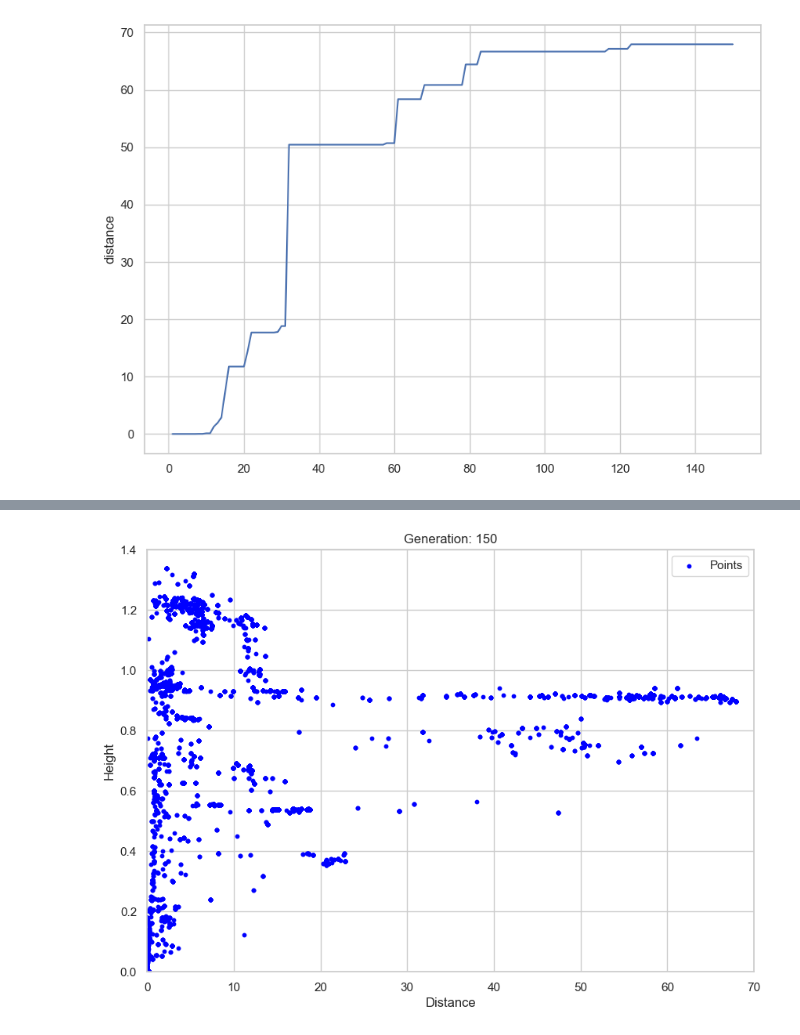
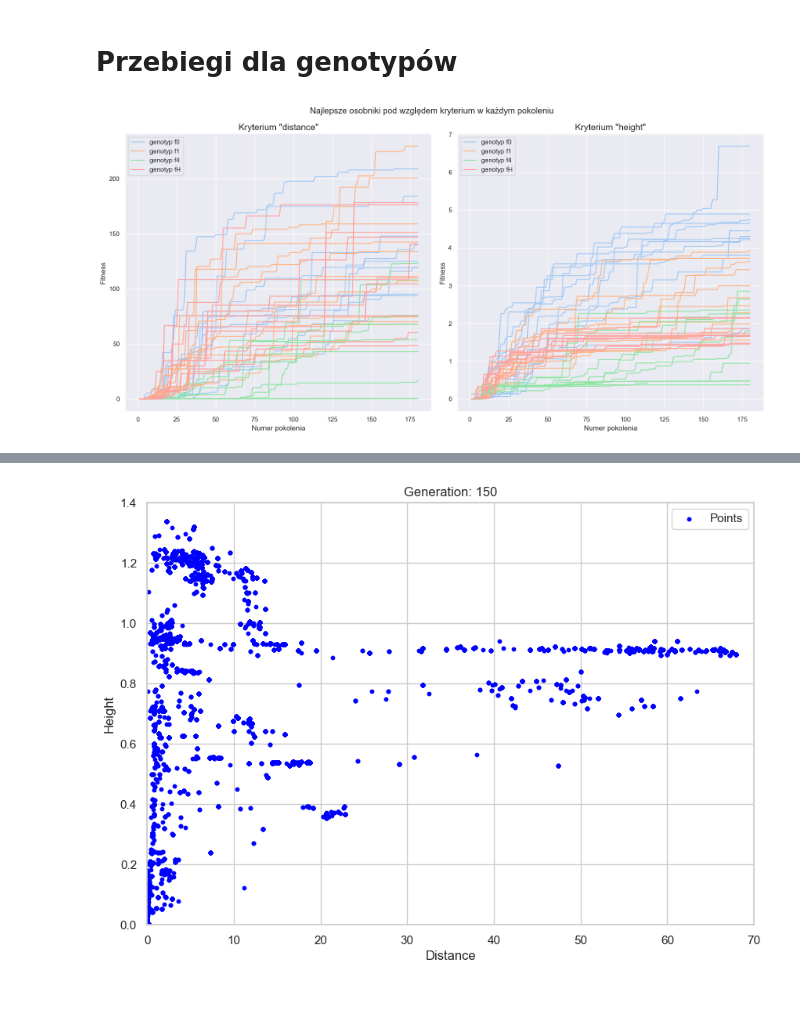
Before and after one commit to anras5/evolutionary-algorithms, a Jupyter notebook: lab7/lab7.ipynb, the cells around one changed output, grey strips where cells are left out. Saved outputs shown, nothing was run; the diff lists cells and outputs as text; code cells hidden in the pictures; blank space fills up the shorter version.

Commit message:
feat: add experiment and plots

```diff
--- a/lab7/lab7.ipynb
+++ b/lab7/lab7.ipynb
@@ -1,27 +1,82 @@
 # %%
+import os
+from pathlib import Path
+
 import pandas as pd
 import seaborn as sns
 import matplotlib.pyplot as plt
 from matplotlib.animation import FuncAnimation
 
 
+os.makedirs('./plots', exist_ok=True)
+G_VALUES = ["0", "1", "4", "H"]
 sns.set()
+# %% [markdown]
+# Przebiegi dla genotypów
 # %%
-plt.figure(figsize=(10, 7))
+palette = sns.color_palette("pastel", len(G_VALUES))
+color_map = dict(zip(G_VALUES, palette))
+fig, axes = plt.subplots(1, 2, figsize=(16, 8))
+axes = axes.flatten()
 
-data = {"distance": []}
+base_path = Path("../framspy/lab7")
 
-for i in range(1, 151):
-    with open(f"../framspy/lab7/init_start/{i}.gen") as file:
-        best_distance = 0
-        for line in file:
-            if line.startswith("0:"):
-                best_distance = max(best_distance, float(line.split(':')[1]))
-        data["distance"].append(best_distance)
+# DISTANCE
+for g_value in G_VALUES:
+    g_path = base_path / f"f{g_value}/genotypes"
+    for iteration_path in sorted(g_path.iterdir(), key=lambda x: int(x.name)):
+        data = {"distance": []}
+        for generation_file in sorted(iteration_path.iterdir(), key=lambda x: int(x.stem)):
+            with generation_file.open() as file:
+                best_distance = 0
+                for line in file:
+                    if line.startswith("0:"):
+                        best_distance = max(best_distance, float(line.split(':')[1]))
+                data["distance"].append(best_distance)
 
-df = pd.DataFrame(data)
+        df = pd.DataFrame(data)
+        sns.lineplot(
+            df,
+            x=range(1, len(df)+1),
+            y="distance",
+            color=color_map[g_value],
+            label=f"genotyp f{g_value}" if iteration_path.name == "1" else "",
+            ax=axes[0]
+        )
+axes[0].set_title("Kryterium \"distance\"", fontsize=15)
+axes[0].set_ylabel("Fitness")
+axes[0].set_xlabel("Numer pokolenia")
 
-sns.lineplot(df, x=range(1, 151), y="distance")
+# HEIGHT
+for g_value in G_VALUES:
+    g_path = base_path / f"f{g_value}/genotypes"
+    for iteration_path in sorted(g_path.iterdir(), key=lambda x: int(x.name)):
+        data = {"height": []}
+        for generation_file in sorted(iteration_path.iterdir(), key=lambda x: int(x.stem)):
+            with generation_file.open() as file:
+                best_height = 0
+                for line in file:
+                    if line.startswith("1:"):
+                        best_height = max(best_height, float(line.split(':')[1]))
+                data["height"].append(best_height)
+
+        df = pd.DataFrame(data)
+        sns.lineplot(
+            df,
+            x=range(1, len(df)+1),
+            y="height",
+            color=color_map[g_value],
+            label=f"genotyp f{g_value}" if iteration_path.name == "1" else "",
+            ax=axes[1]
+        )
+
+axes[1].set_title("Kryterium \"height\"", fontsize=15)
+axes[1].set_ylabel("Fitness")
+axes[1].set_xlabel("Numer pokolenia")
+
+plt.suptitle("Najlepsze osobniki pod względem kryterium w każdym pokoleniu")
+plt.tight_layout()
+plt.savefig('plots/1-przebiegi.png')
 plt.show()
 # %% [output]
-[figure, old version]
+[figure, new version]
```
Also changed, not shown: parts of 11 cells of this notebook, 7 other files.
